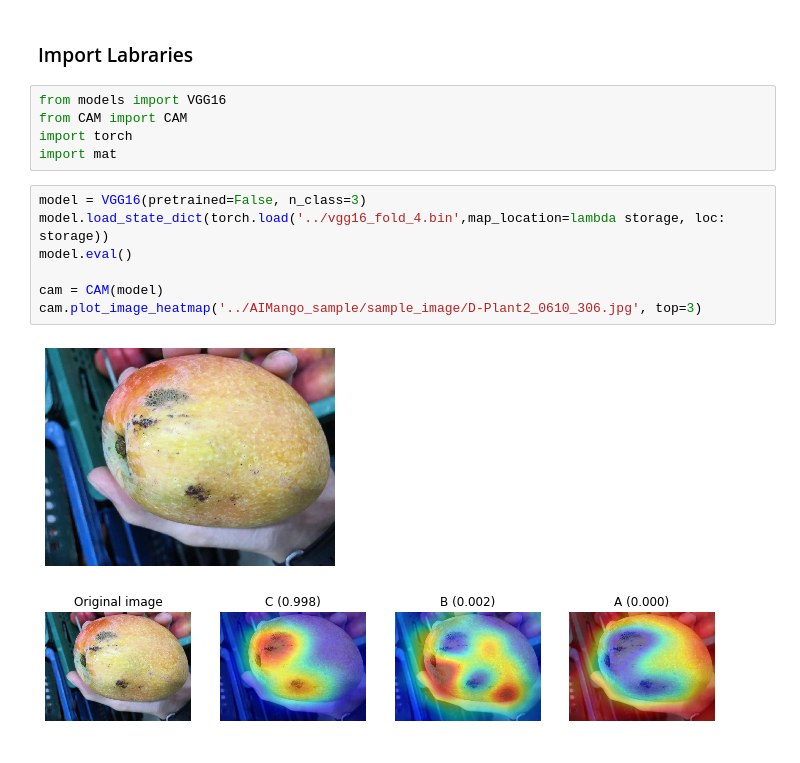
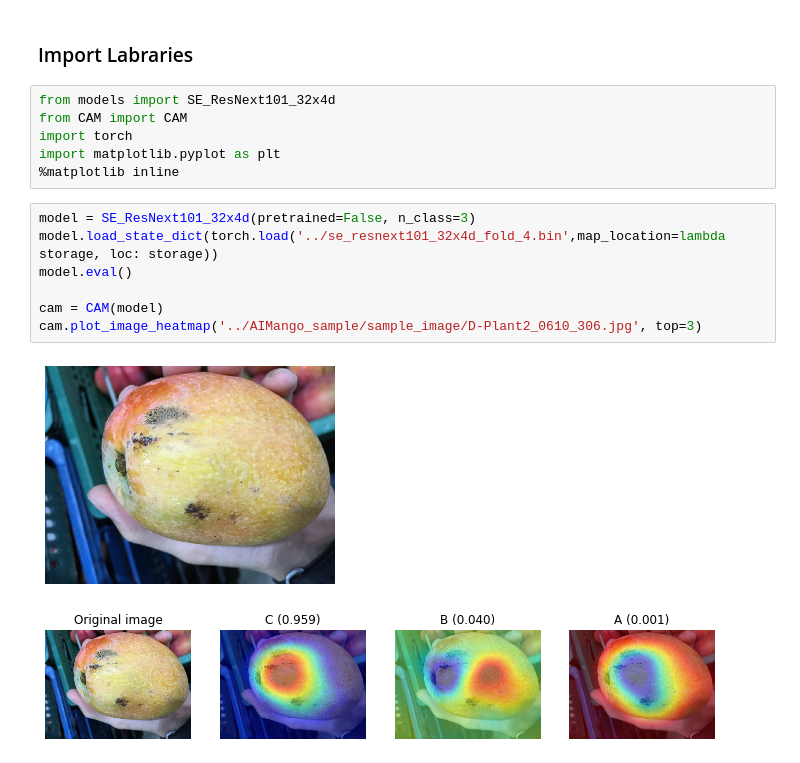
Before and after one commit to areomoon/Mongochu, a Jupyter notebook: areomoon/CAM-PyTorch.ipynb, the cells around one changed output. Drawn from its saved outputs; the diff is of its cells as text.

```diff
--- a/areomoon/CAM-PyTorch.ipynb
+++ b/areomoon/CAM-PyTorch.ipynb
@@ -8,17 +8,18 @@ os.chdir('src/')
 # %% [markdown]
 ### Import Labraries
 # %%
-from models import VGG16
+from models import SE_ResNext101_32x4d
 from CAM import CAM
 import torch
-import mat
+import matplotlib.pyplot as plt
+%matplotlib inline
 # %%
-model = VGG16(pretrained=False, n_class=3)
-model.load_state_dict(torch.load('../vgg16_fold_4.bin',map_location=lambda storage, loc: storage))
+model = SE_ResNext101_32x4d(pretrained=False, n_class=3)
+model.load_state_dict(torch.load('../se_resnext101_32x4d_fold_4.bin',map_location=lambda storage, loc: storage))
 model.eval()
 
 cam = CAM(model)
 cam.plot_image_heatmap('../AIMango_sample/sample_image/D-Plant2_0610_306.jpg', top=3)
 # %% [output]
 [figure]
-[figure, old version]
+[figure, new version]
```
